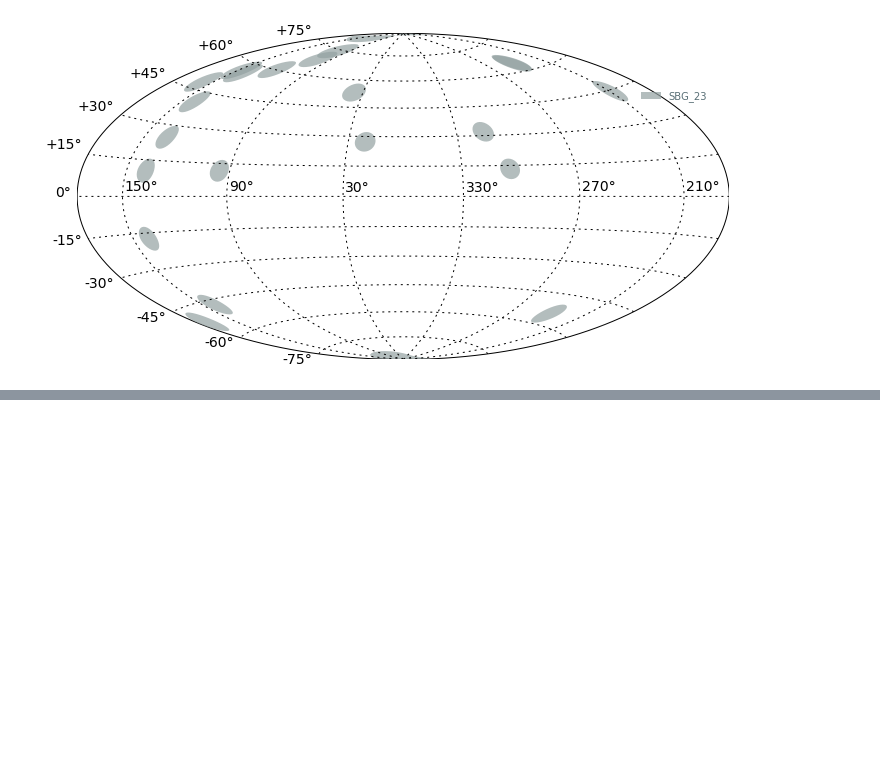
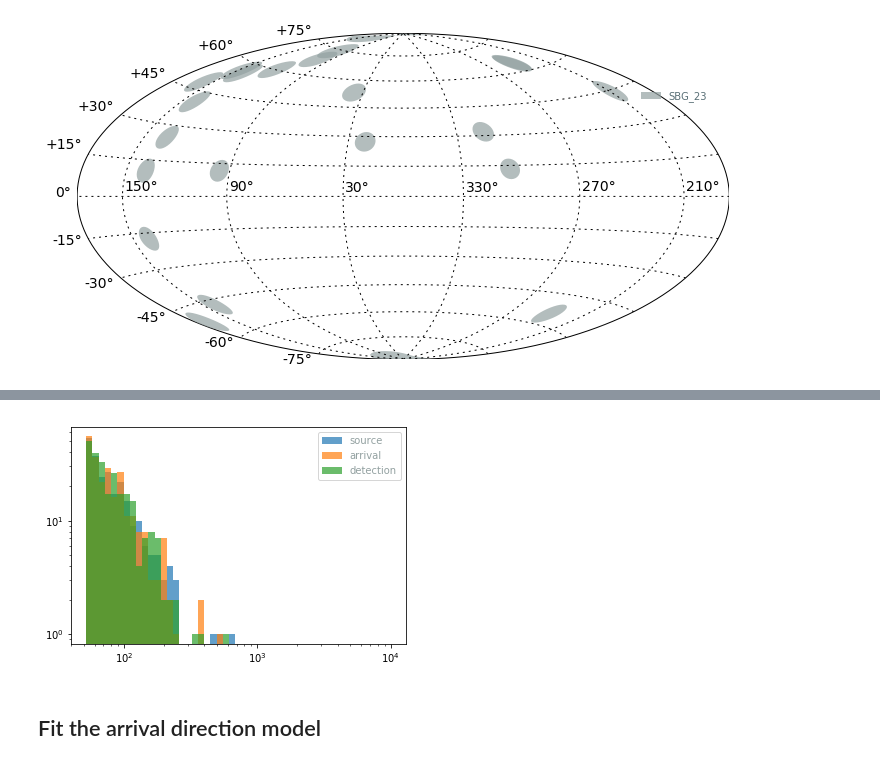
Before and after one commit to cescalara/uhecr_model, a Jupyter notebook: code_for_paper/fits_to_simulations/arrival_vs_joint/arrival_vs_joint.ipynb, the cells around one changed output, grey strips where cells are left out. Saved outputs shown, nothing was run; the diff lists cells and outputs as text; code cells hidden in the pictures; blank space fills up the shorter version.

```diff
--- a/code_for_paper/fits_to_simulations/arrival_vs_joint/arrival_vs_joint.ipynb
+++ b/code_for_paper/fits_to_simulations/arrival_vs_joint/arrival_vs_joint.ipynb
@@ -105,0 +131,6 @@ OSError: Unable to open file (unable to open file: name = 'data/integration_tabl
+# %%
+analysis.plot_simulation('energy')
+# %% [output]
+[figure, added]
+# %% [markdown]
+## Fit the arrival direction model
```
Also changed, not shown: parts of 11 cells of this notebook.
